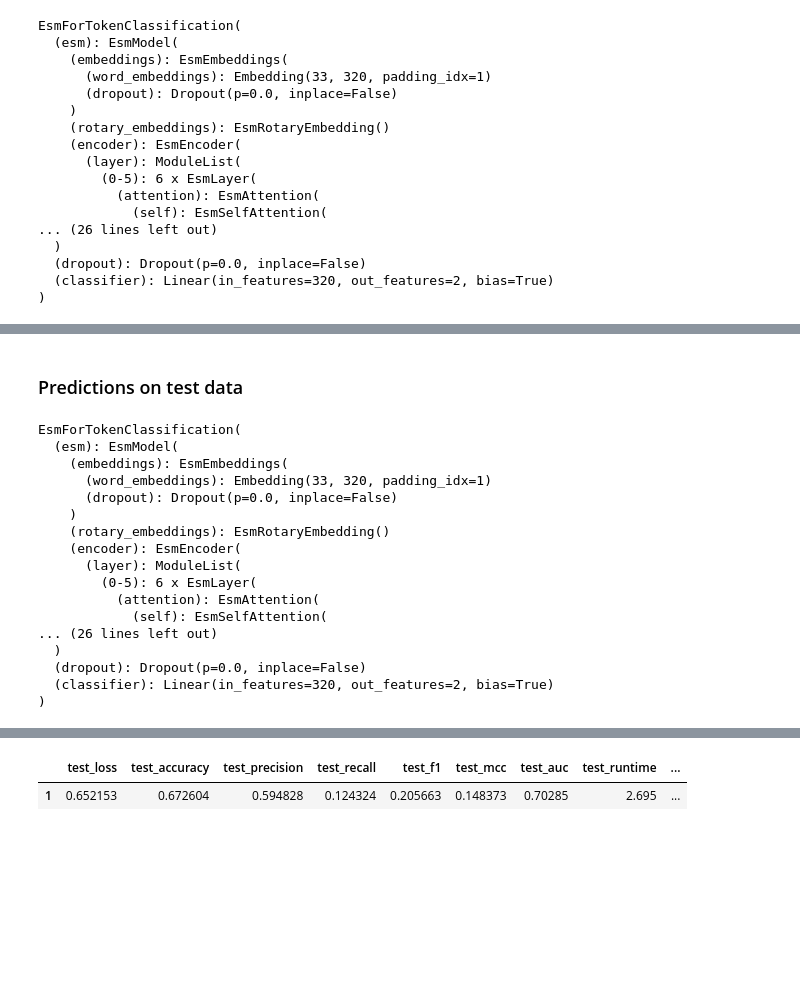
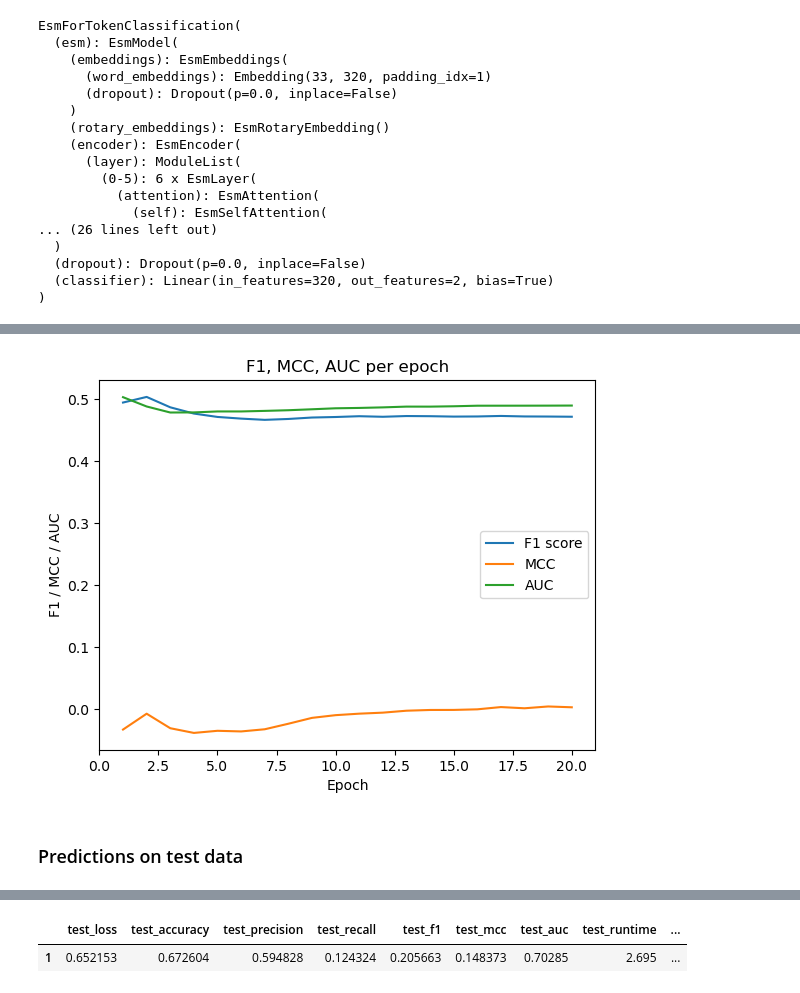
Before and after one commit to harryb257/MScProject, a Jupyter notebook: ESM2 finetune.ipynb, the cells around one changed output, grey strips where cells are left out. Cells and saved outputs as stored; diff of their text form; code cells hidden in the pictures; blank space fills up the shorter version.

```diff
--- a/ESM2 finetune.ipynb
+++ b/ESM2 finetune.ipynb
@@ -704,3 +716,19 @@ RuntimeError: Tensor for argument weight is on cpu but expected on mps
+# %%
+fig = plt.figure()
+ax = fig.add_subplot(1, 1, 1)
+ax.plot(range(1, epochs+1), avg_f1, label='F1 score')
+ax.plot(range(1, epochs+1), avg_mcc, label='MCC')
+ax.plot(range(1, epochs+1), avg_auc, label='AUC')
+
+ax.set_xlabel('Epoch')
+ax.set_ylabel('F1 / MCC / AUC')
+ax.set_title('F1, MCC, AUC per epoch')
+ax.set_xlim(0, epochs+1)
+
+ax.legend()
+plt.show()
+# %% [output]
+[figure, added]
 # %% [markdown]
 ### Predictions on test data
 # %%
@@ -709,28 +737,6 @@ test_df = preprocess_csv('/Users/harry/Documents/Data Science MSc/PROJECT/MScPro
 
 # Tokenise and preprocess labels
 preprocessed_test = test_df.apply(preprocess, axis=1)
-# %%
-# Load full fine tuned model (to save on completing full fine-tuning)
-model = AutoModelForTokenClassification.from_pretrained('/Users/harry/Documents/Data Science MSc/PROJECT/MScProject/fine-tuned-8M/best-performing-model')
-model.eval()
-# %% [output]
-EsmForTokenClassification(
-  (esm): EsmModel(
-    (embeddings): EsmEmbeddings(
-      (word_embeddings): Embedding(33, 320, padding_idx=1)
-      (dropout): Dropout(p=0.0, inplace=False)
-    )
-    (rotary_embeddings): EsmRotaryEmbedding()
-    (encoder): EsmEncoder(
-      (layer): ModuleList(
-        (0-5): 6 x EsmLayer(
-          (attention): EsmAttention(
-            (self): EsmSelfAttention(
-... (26 lines left out)
-  )
-  (dropout): Dropout(p=0.0, inplace=False)
-  (classifier): Linear(in_features=320, out_features=2, bias=True)
-)
 # %%
 # Run tokens through the fine-tuned model and compute metrics
 predictions = trainer.predict(preprocessed_test)
```
Also changed, not shown: parts of 17 cells of this notebook.
